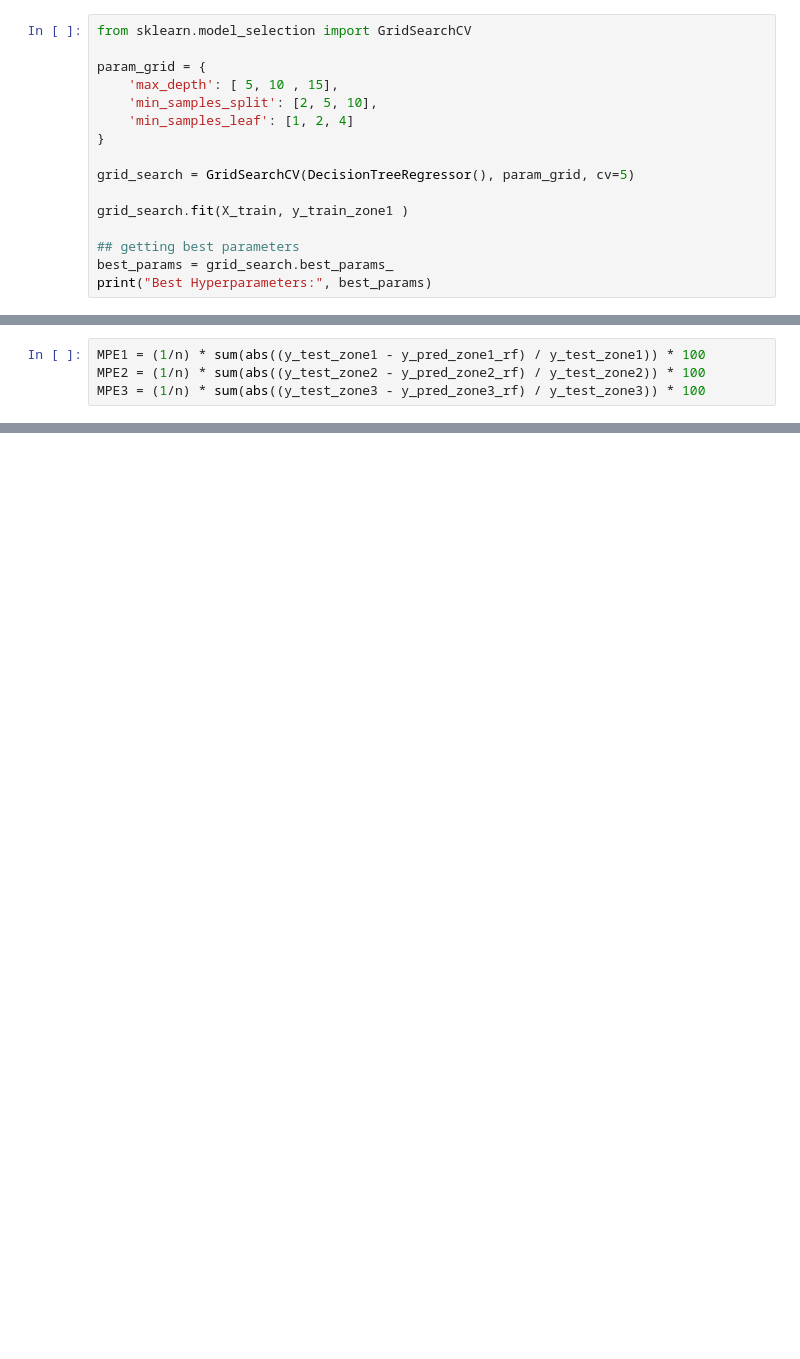
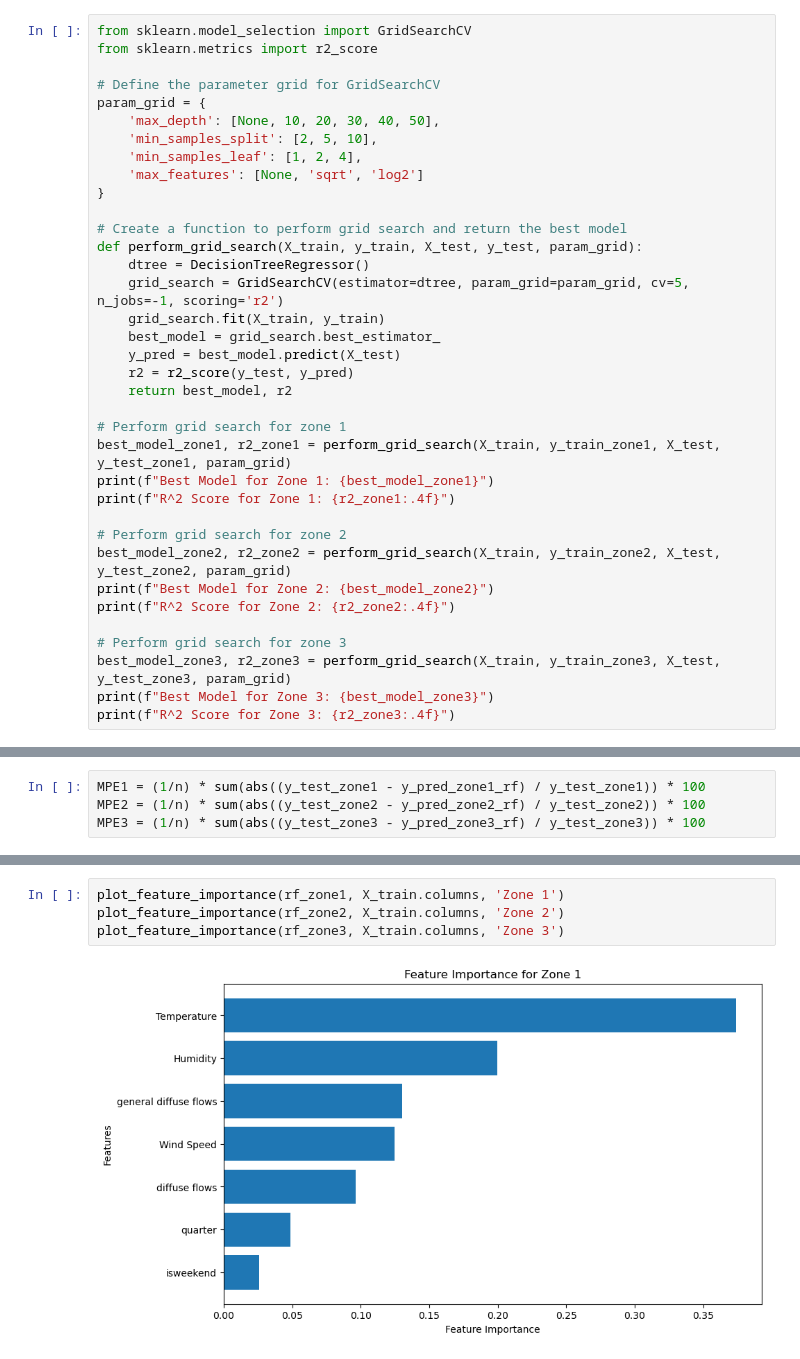
Before and after one commit to Su-mia/ML-Power-Consumption-Prediction, a Jupyter notebook: preprocessing_&_visualisation.ipynb, the cells around one changed output, grey strips where cells are left out. Cells and saved outputs as stored; diff of their text form; blank space fills up the shorter version.

Commit message:
random forest and decision trees enhancement and naive bayes model

```diff
--- a/preprocessing_&_visualisation.ipynb
+++ b/preprocessing_&_visualisation.ipynb
@@ -459,17 +499,37 @@ plot_feature_importance(dtree_zone3, X_train.columns, 'Zone 3')
 # %%
 from sklearn.model_selection import GridSearchCV
+from sklearn.metrics import r2_score
 
+# Define the parameter grid for GridSearchCV
 param_grid = {
-    'max_depth': [ 5, 10 , 15],
+    'max_depth': [None, 10, 20, 30, 40, 50],
     'min_samples_split': [2, 5, 10],
-    'min_samples_leaf': [1, 2, 4]
+    'min_samples_leaf': [1, 2, 4],
+    'max_features': [None, 'sqrt', 'log2']
 }
 
-grid_search = GridSearchCV(DecisionTreeRegressor(), param_grid, cv=5)
+# Create a function to perform grid search and return the best model
+def perform_grid_search(X_train, y_train, X_test, y_test, param_grid):
+    dtree = DecisionTreeRegressor()
+    grid_search = GridSearchCV(estimator=dtree, param_grid=param_grid, cv=5, n_jobs=-1, scoring='r2')
+    grid_search.fit(X_train, y_train)
+    best_model = grid_search.best_estimator_
+    y_pred = best_model.predict(X_test)
+    r2 = r2_score(y_test, y_pred)
+    return best_model, r2
 
-grid_search.fit(X_train, y_train_zone1 )
+# Perform grid search for zone 1
+best_model_zone1, r2_zone1 = perform_grid_search(X_train, y_train_zone1, X_test, y_test_zone1, param_grid)
+print(f"Best Model for Zone 1: {best_model_zone1}")
+print(f"R^2 Score for Zone 1: {r2_zone1:.4f}")
 
-## getting best parameters
-best_params = grid_search.best_params_
-print("Best Hyperparameters:", best_params)
+# Perform grid search for zone 2
+best_model_zone2, r2_zone2 = perform_grid_search(X_train, y_train_zone2, X_test, y_test_zone2, param_grid)
+print(f"Best Model for Zone 2: {best_model_zone2}")
+print(f"R^2 Score for Zone 2: {r2_zone2:.4f}")
+
+# Perform grid search for zone 3
+best_model_zone3, r2_zone3 = perform_grid_search(X_train, y_train_zone3, X_test, y_test_zone3, param_grid)
+print(f"Best Model for Zone 3: {best_model_zone3}")
+print(f"R^2 Score for Zone 3: {r2_zone3:.4f}")
 # %% [output]
@@ -521,0 +602,6 @@ Mean Percentage Error for Zone 3: 10.975275554672923
+# %%
+plot_feature_importance(rf_zone1, X_train.columns, 'Zone 1')
+plot_feature_importance(rf_zone2, X_train.columns, 'Zone 2')
+plot_feature_importance(rf_zone3, X_train.columns, 'Zone 3')
+# %% [output]
+[figure, added]
```
Also changed, not shown: parts of 54 cells of this notebook.
